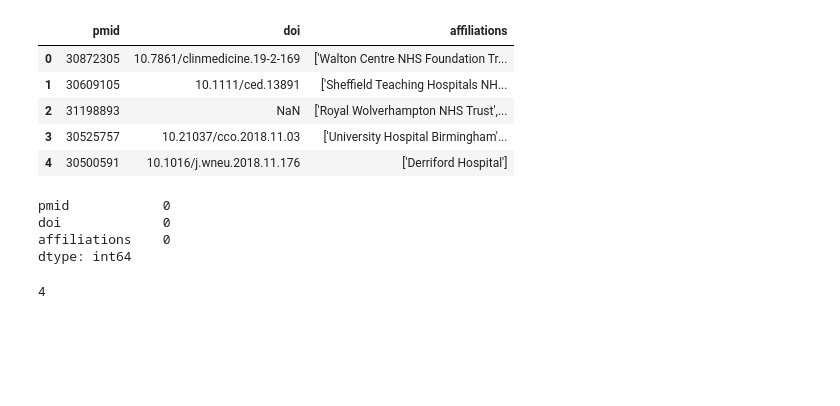
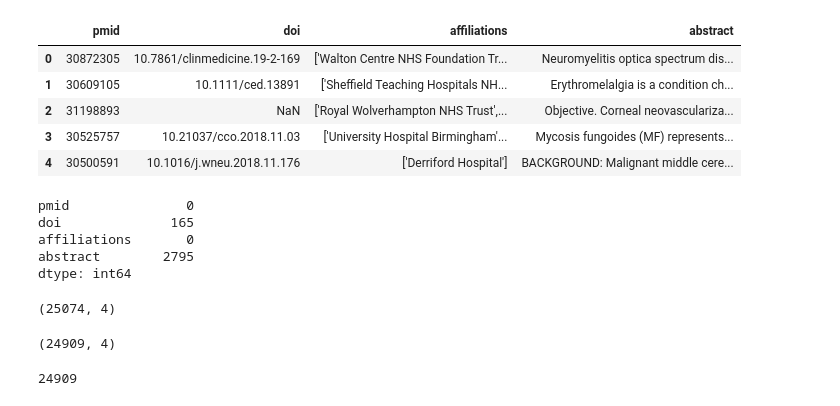
Before and after one commit to yiwen-h/nhs_oa, a Jupyter notebook: notebooks/Crossref.ipynb, the cells around one changed output. Drawn from its saved outputs; the diff is of its cells as text; code cells hidden in the pictures; blank space fills up the shorter version.

```diff
--- a/notebooks/Crossref.ipynb
+++ b/notebooks/Crossref.ipynb
@@ -7,26 +3,39 @@ import pandas as pd
 import numpy as np
 import requests
 # %%
-df = pd.read_csv('../csv/test_data.csv', index_col=0)
+df = pd.read_csv('../csv/2019_pubmed_data_parsed.csv', index_col=0)
 df.head()
 # %% [output]
-|  | pmid | doi | affiliations |
-| 0 | 30872305 | 10.7861/clinmedicine.19-2-169 | ['Walton Centre NHS Foundation Tr... |
-| 1 | 30609105 | 10.1111/ced.13891 | ['Sheffield Teaching Hospitals NH... |
-| 2 | 31198893 | NaN | ['Royal Wolverhampton NHS Trust',... |
-| 3 | 30525757 | 10.21037/cco.2018.11.03 | ['University Hospital Birmingham'... |
-| 4 | 30500591 | 10.1016/j.wneu.2018.11.176 | ['Derriford Hospital'] |
+|  | pmid | doi | affiliations | abstract |
+| 0 | 30872305 | 10.7861/clinmedicine.19-2-169 | ['Walton Centre NHS Foundation Tr... | Neuromyelitis optica spectrum dis... |
+| 1 | 30609105 | 10.1111/ced.13891 | ['Sheffield Teaching Hospitals NH... | Erythromelalgia is a condition ch... |
+| 2 | 31198893 | NaN | ['Royal Wolverhampton NHS Trust',... | Objective. Corneal neovasculariza... |
+| 3 | 30525757 | 10.21037/cco.2018.11.03 | ['University Hospital Birmingham'... | Mycosis fungoides (MF) represents... |
+| 4 | 30500591 | 10.1016/j.wneu.2018.11.176 | ['Derriford Hospital'] | BACKGROUND: Malignant middle cere... |
-# %%
-
-df.dropna(inplace = True)
-df.isnull().sum()
-# %% [output]
-pmid            0
-doi             0
-affiliations    0
-dtype: int64
+# %%
+df.isnull().sum()
+# %% [output]
+pmid               0
+doi              165
+affiliations       0
+abstract        2795
+dtype: int64
 # %%
-df.shape[0]
+df.shape
 # %% [output]
-4
+(25074, 4)
+# %%
+no_doi = df["doi"].notna()
+df = df[no_doi]
+df.shape
+# %% [output]
+(24909, 4)
+# %%
+count = 0
+for i in range(df.shape[0]):
+    df.iloc[i].doi
+    count +=1
+print(count)
+# %% [output]
+24909
 # %%
```
Also changed, not shown: parts of 8 cells of this notebook, 12 other files.
